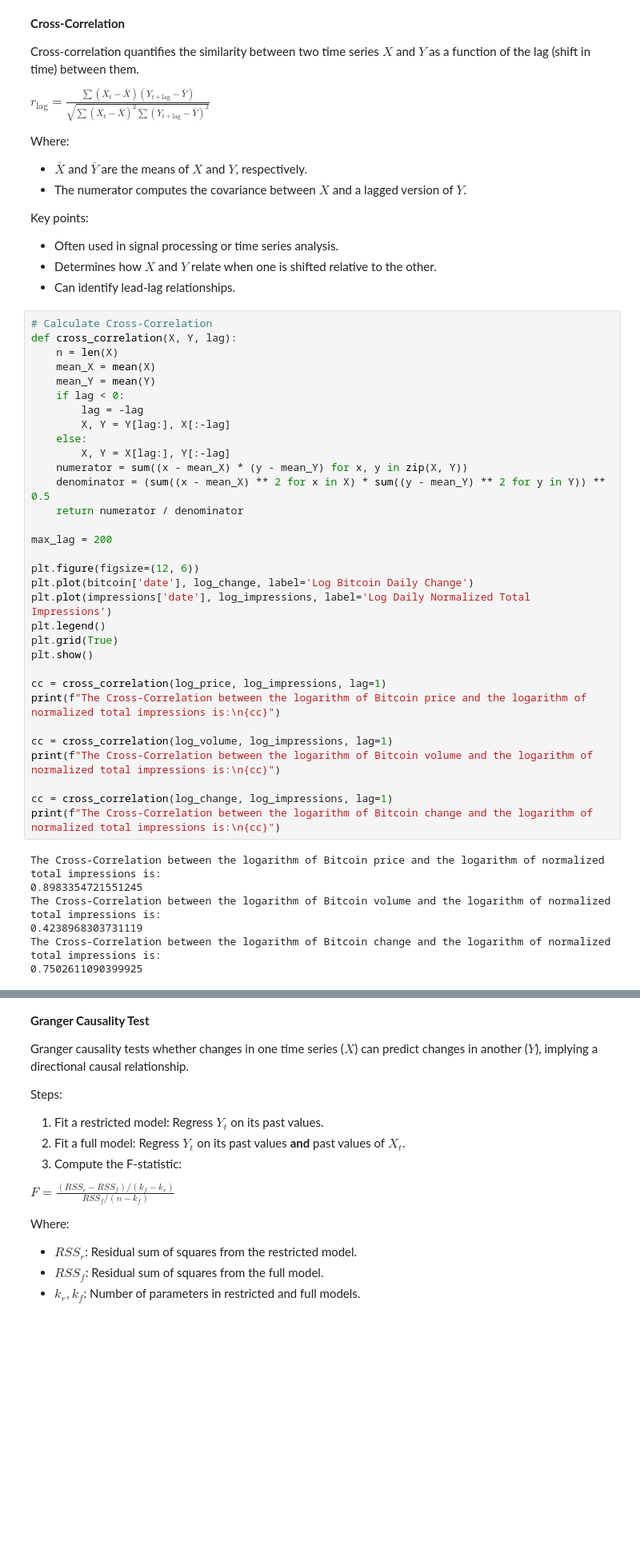
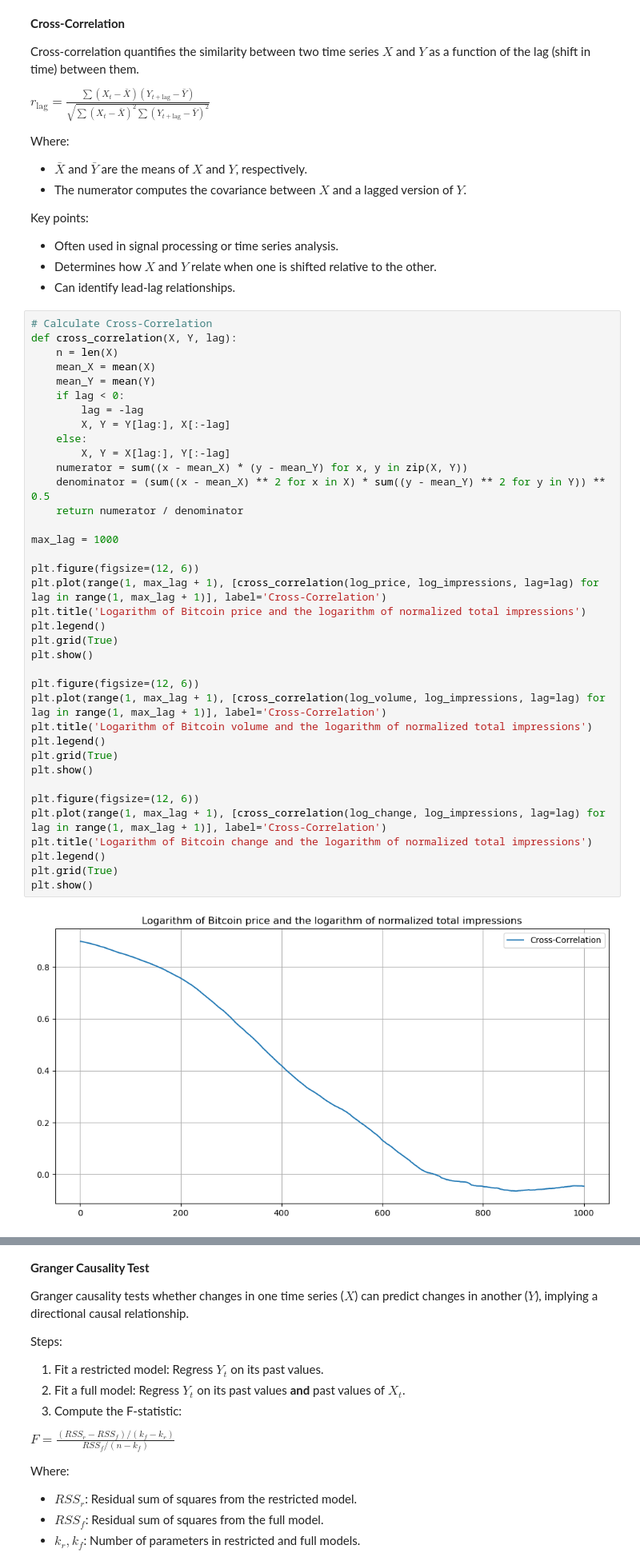
Before and after one commit to finn-prins/Scientific-Data-Analysis-Project, a Jupyter notebook: team_11.ipynb, the cells around one changed output, grey strips where cells are left out. Shown at 80% size. Drawn from its saved outputs; the diff is of its cells as text; blank space fills up the shorter version.

Commit message:
Added cross-correlation

```diff
--- a/team_11.ipynb
+++ b/team_11.ipynb
@@ -517,39 +517,39 @@ Key points:
 # %%
 # Calculate Cross-Correlation
 def cross_correlation(X, Y, lag):
     n = len(X)
     mean_X = mean(X)
     mean_Y = mean(Y)
     if lag < 0:
         lag = -lag
         X, Y = Y[lag:], X[:-lag]
     else:
         X, Y = X[lag:], Y[:-lag]
     numerator = sum((x - mean_X) * (y - mean_Y) for x, y in zip(X, Y))
     denominator = (sum((x - mean_X) ** 2 for x in X) * sum((y - mean_Y) ** 2 for y in Y)) ** 0.5
     return numerator / denominator
 
-max_lag = 200
+max_lag = 1000
 
 plt.figure(figsize=(12, 6))
-plt.plot(bitcoin['date'], log_change, label='Log Bitcoin Daily Change')
-plt.plot(impressions['date'], log_impressions, label='Log Daily Normalized Total Impressions')
+plt.plot(range(1, max_lag + 1), [cross_correlation(log_price, log_impressions, lag=lag) for lag in range(1, max_lag + 1)], label='Cross-Correlation')
+plt.title('Logarithm of Bitcoin price and the logarithm of normalized total impressions')
 plt.legend()
 plt.grid(True)
 plt.show()
 
-cc = cross_correlation(log_price, log_impressions, lag=1)
-print(f"The Cross-Correlation between the logarithm of Bitcoin price and the logarithm of normalized total impressions is:\n{cc}")
+plt.figure(figsize=(12, 6))
+plt.plot(range(1, max_lag + 1), [cross_correlation(log_volume, log_impressions, lag=lag) for lag in range(1, max_lag + 1)], label='Cross-Correlation')
+plt.title('Logarithm of Bitcoin volume and the logarithm of normalized total impressions')
+plt.legend()
+plt.grid(True)
+plt.show()
 
-cc = cross_correlation(log_volume, log_impressions, lag=1)
-print(f"The Cross-Correlation between the logarithm of Bitcoin volume and the logarithm of normalized total impressions is:\n{cc}")
-
-cc = cross_correlation(log_change, log_impressions, lag=1)
-print(f"The Cross-Correlation between the logarithm of Bitcoin change and the logarithm of normalized total impressions is:\n{cc}")
+plt.figure(figsize=(12, 6))
+plt.plot(range(1, max_lag + 1), [cross_correlation(log_change, log_impressions, lag=lag) for lag in range(1, max_lag + 1)], label='Cross-Correlation')
+plt.title('Logarithm of Bitcoin change and the logarithm of normalized total impressions')
+plt.legend()
+plt.grid(True)
+plt.show()
 # %% [output]
-The Cross-Correlation between the logarithm of Bitcoin price and the logarithm of normalized total impressions is:
-0.8983354721551245
-The Cross-Correlation between the logarithm of Bitcoin volume and the logarithm of normalized total impressions is:
-0.4238968303731119
-The Cross-Correlation between the logarithm of Bitcoin change and the logarithm of normalized total impressions is:
-0.7502611090399925
+[figure, added]
```
Also changed, not shown: parts of 2 cells of this notebook.
